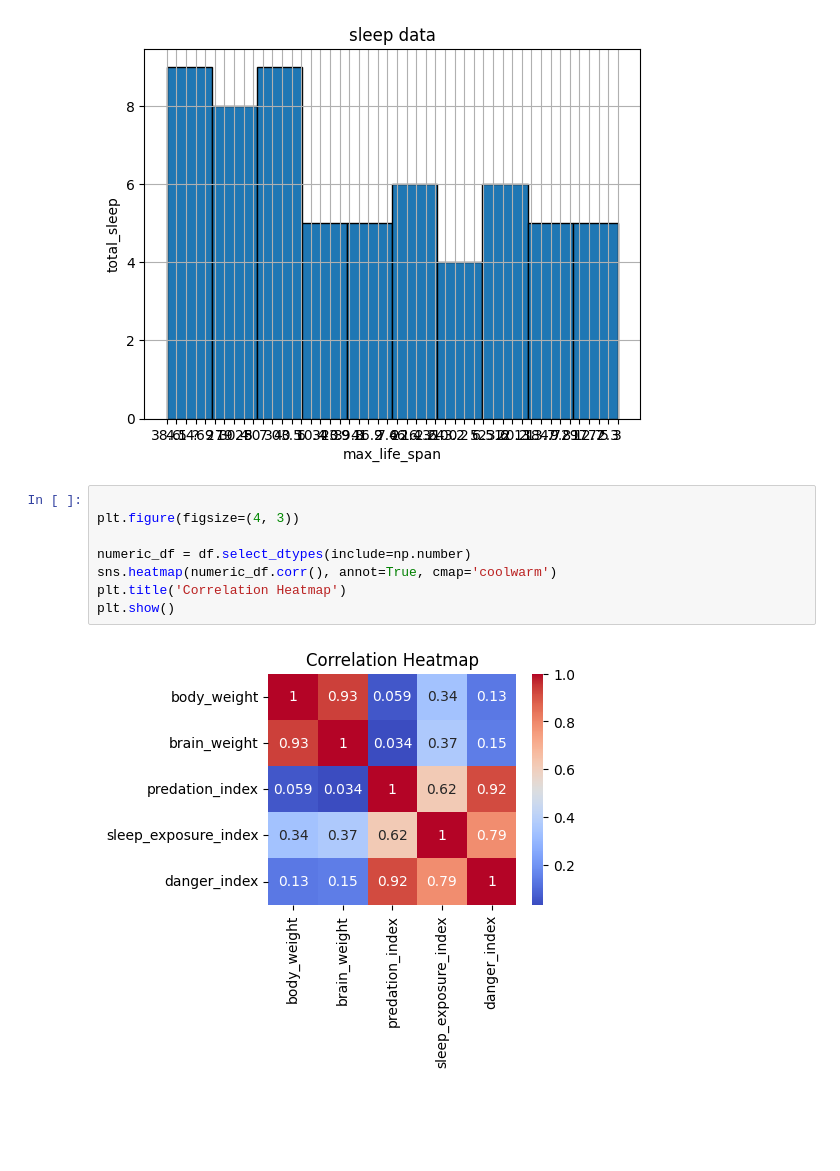
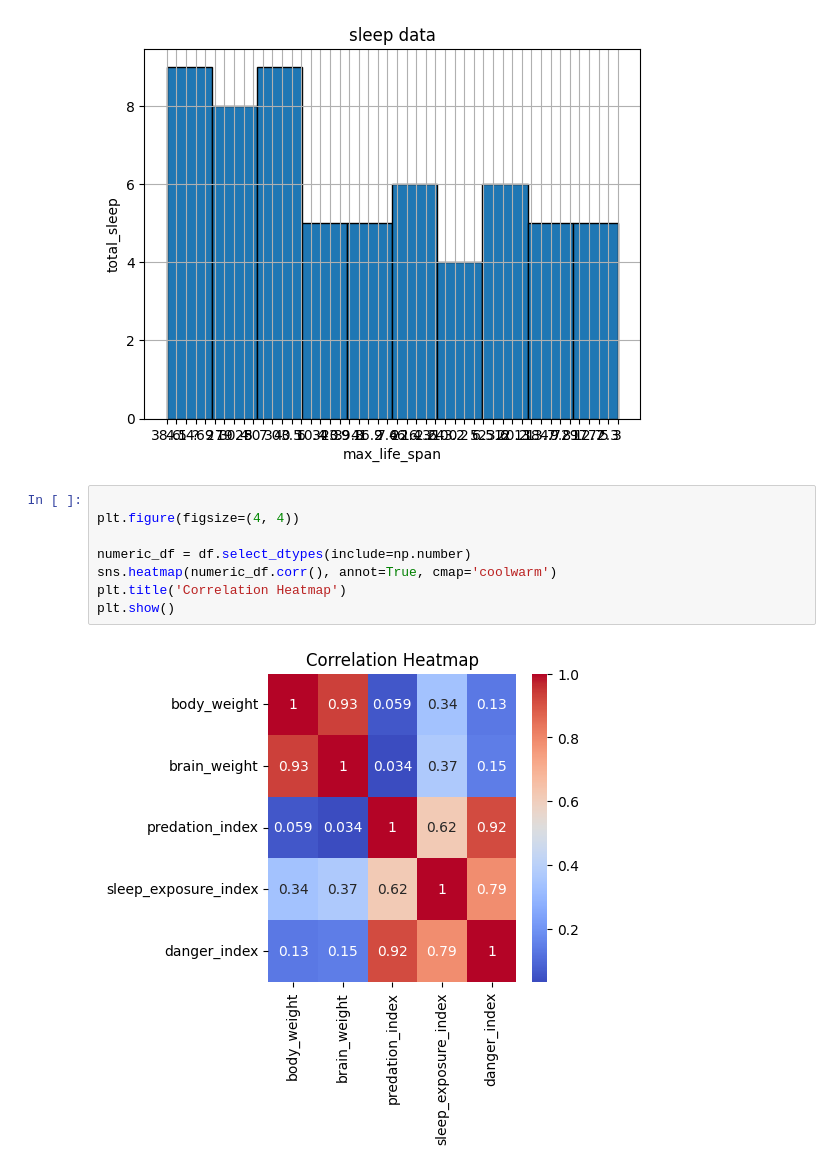
Before and after one commit to 43pratik/ML_lab, a Jupyter notebook: Prac_1.ipynb, the cells around one changed output. Cells and saved outputs as stored; diff of their text form; blank space fills up the shorter version.

```diff
--- a/Prac_1.ipynb
+++ b/Prac_1.ipynb
@@ -36,11 +36,11 @@ plt.show()
 [figure]
 # %%
 
-plt.figure(figsize=(4, 3))
+plt.figure(figsize=(4, 4))
 
 numeric_df = df.select_dtypes(include=np.number)
 sns.heatmap(numeric_df.corr(), annot=True, cmap='coolwarm')
 plt.title('Correlation Heatmap')
 plt.show()
 # %% [output]
-[figure, old version]
+[figure, new version]
```
